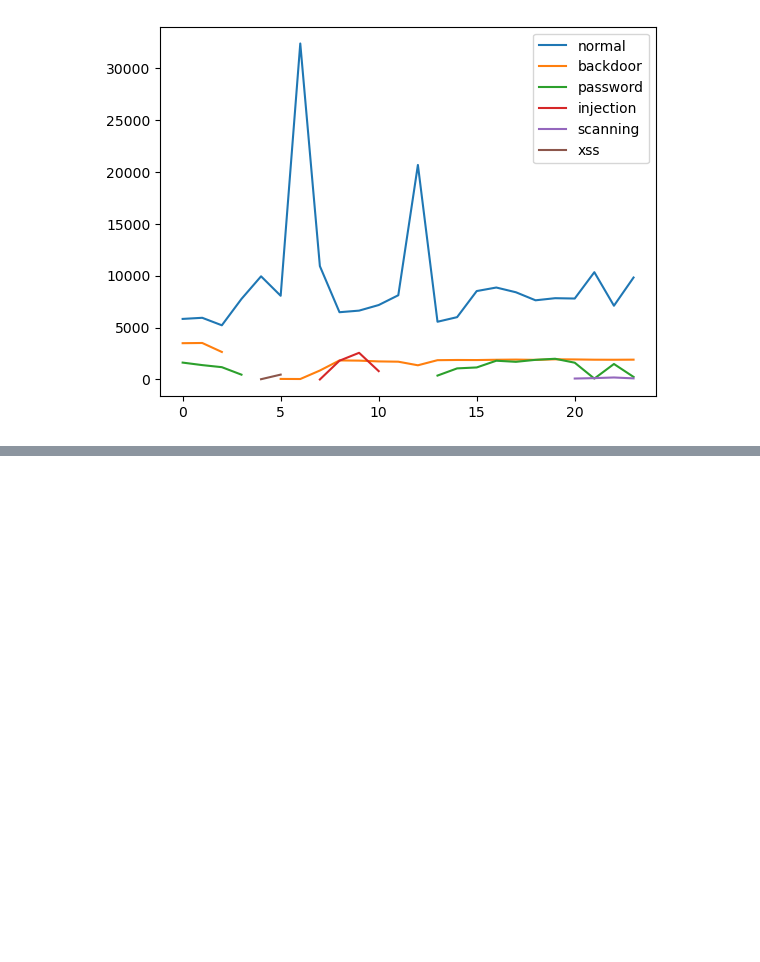
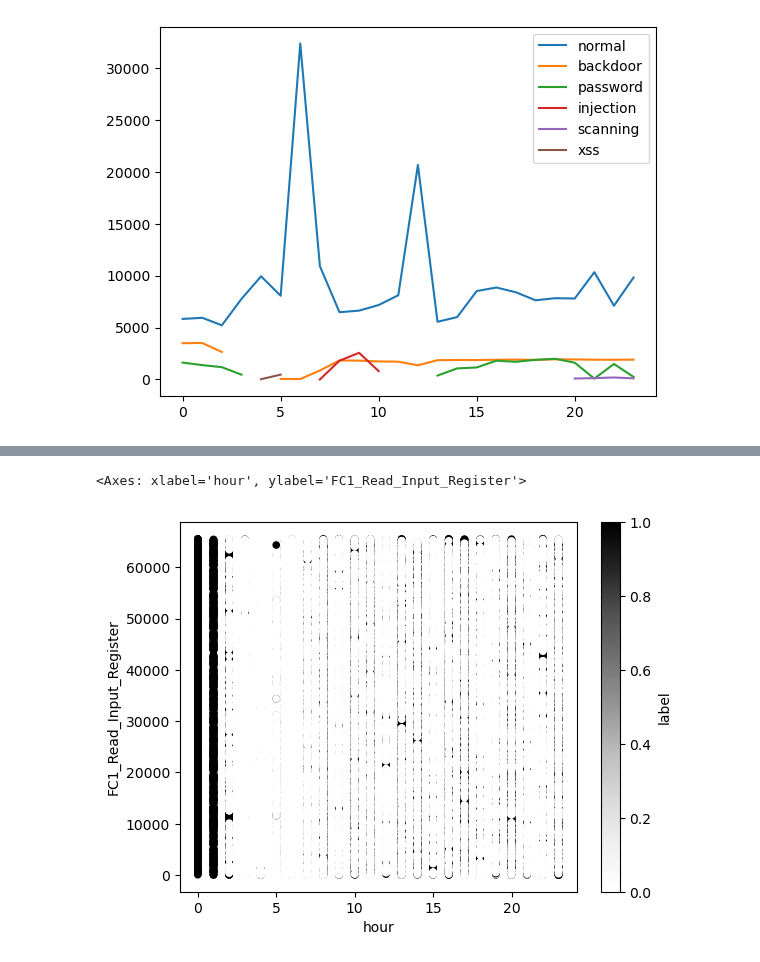
Before and after one commit to SHVleV9CYWkK/IoT-anomaly-detection, a Jupyter notebook: data_visualisation.ipynb, the cells around one changed output, grey strips where cells are left out. Saved outputs shown, nothing was run; the diff lists cells and outputs as text; code cells hidden in the pictures; blank space fills up the shorter version.

Commit message:
add scatter plot

```diff
--- a/data_visualisation.ipynb
+++ b/data_visualisation.ipynb
@@ -229,0 +248,5 @@ type_counts.plot()
+# %%
+data.plot(kind='scatter',x='hour',y='FC1_Read_Input_Register',c = 'label')
+# %% [output]
+<Axes: xlabel='hour', ylabel='FC1_Read_Input_Register'>
+[figure, added]
```
Also changed, not shown: parts of 4 cells of this notebook.
